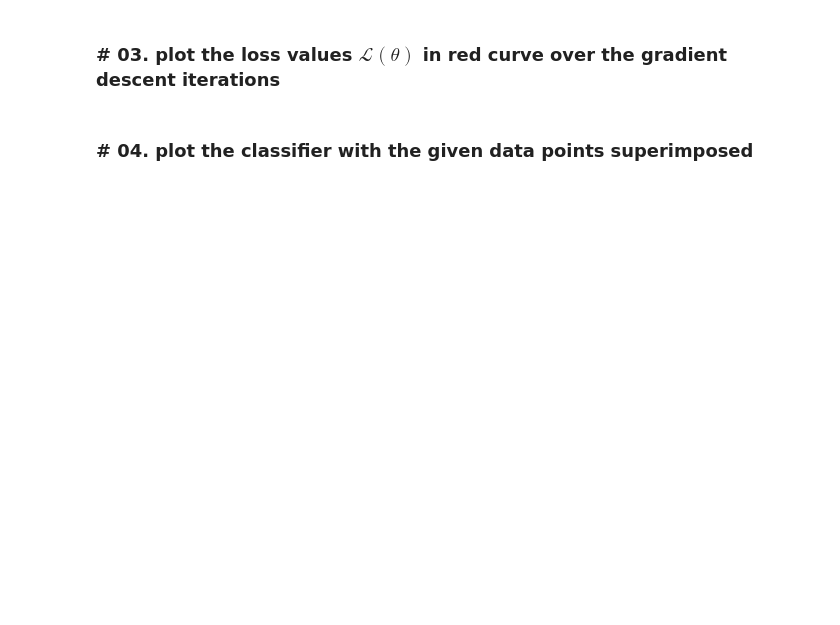
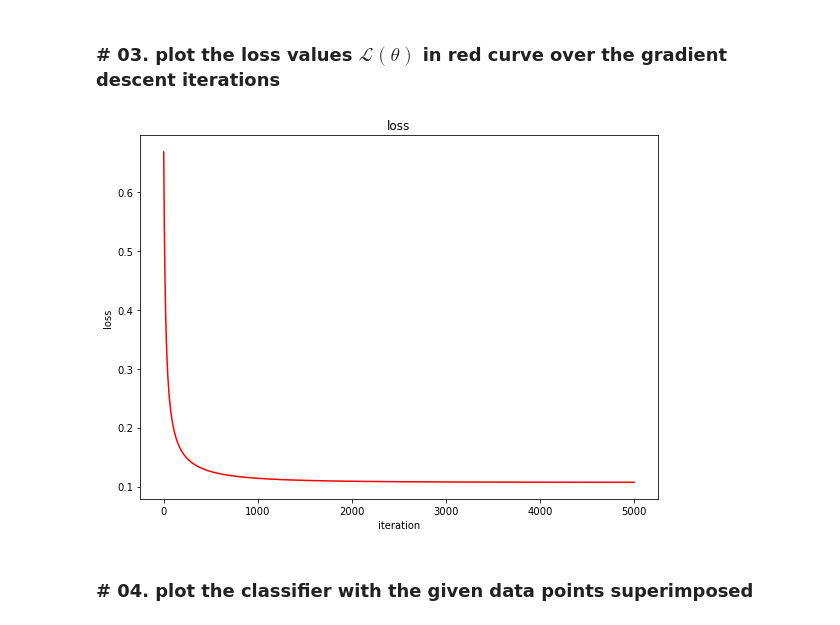
Before and after one commit to YJbonobono/assignment-machine-learning, a Jupyter notebook: 08/assignment_08_new.ipynb, the cells around one changed output. Saved outputs shown, nothing was run; the diff lists cells and outputs as text; code cells hidden in the pictures; blank space fills up the shorter version.

```diff
--- a/08/assignment_08_new.ipynb
+++ b/08/assignment_08_new.ipynb
@@ -52,12 +72,3 @@ def compute_loss(theta, point_x, point_y):
     return loss
 # %% [markdown]
 ## define gradient vector for the model parameters $\theta = (\theta_0, \theta_1, \theta_2)$
-# %%
-def compute_gradient(theta, point_x, point_y, label):
-
-    h = sigmoid(linear_regression(theta, point_x, point_y))
-    X = np.array([x, y])
-
-    gradient = (1/num_data) * np.sum( (h -label)*X.T)
-
-    return gradient
@@ -153,6 +220,8 @@ plot_model_parameter(your_argument_list)
 # %% [markdown]
 ### # 03. plot the loss values $\mathcal{L}(\theta)$ in red curve over the gradient descent iterations
 # %%
-plot_loss_curve(your_argument_list)
+plot_loss_curve(loss_iteration)
+# %% [output]
+[figure, added]
 # %% [markdown]
 ### # 04. plot the classifier with the given data points superimposed
```
Also changed, not shown: parts of 17 cells of this notebook.
